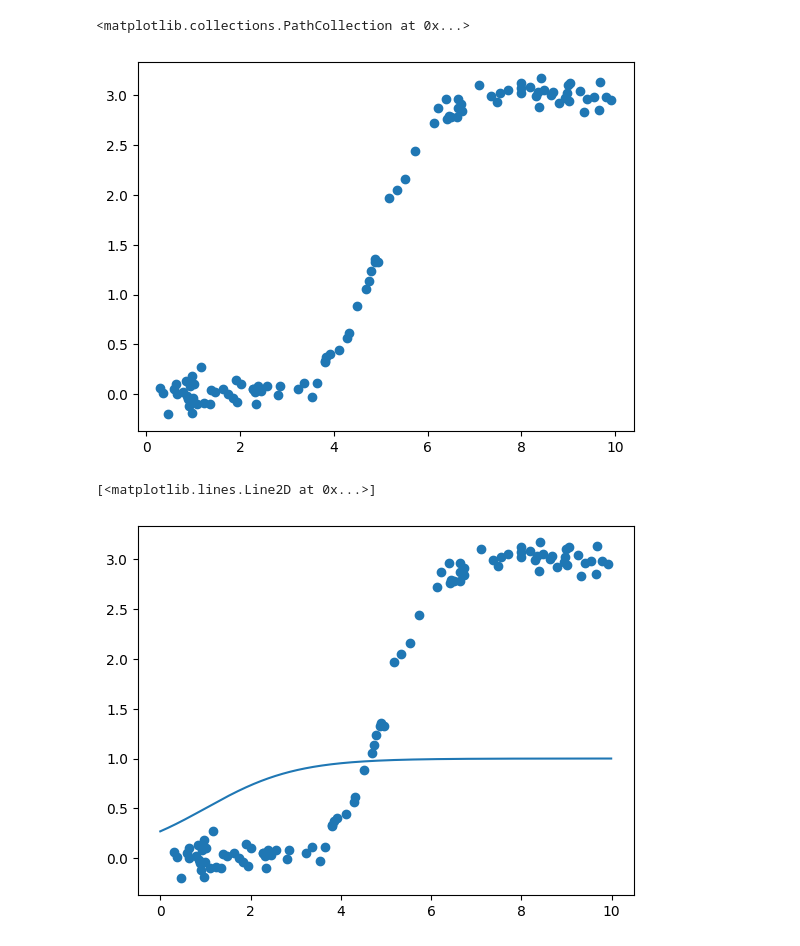
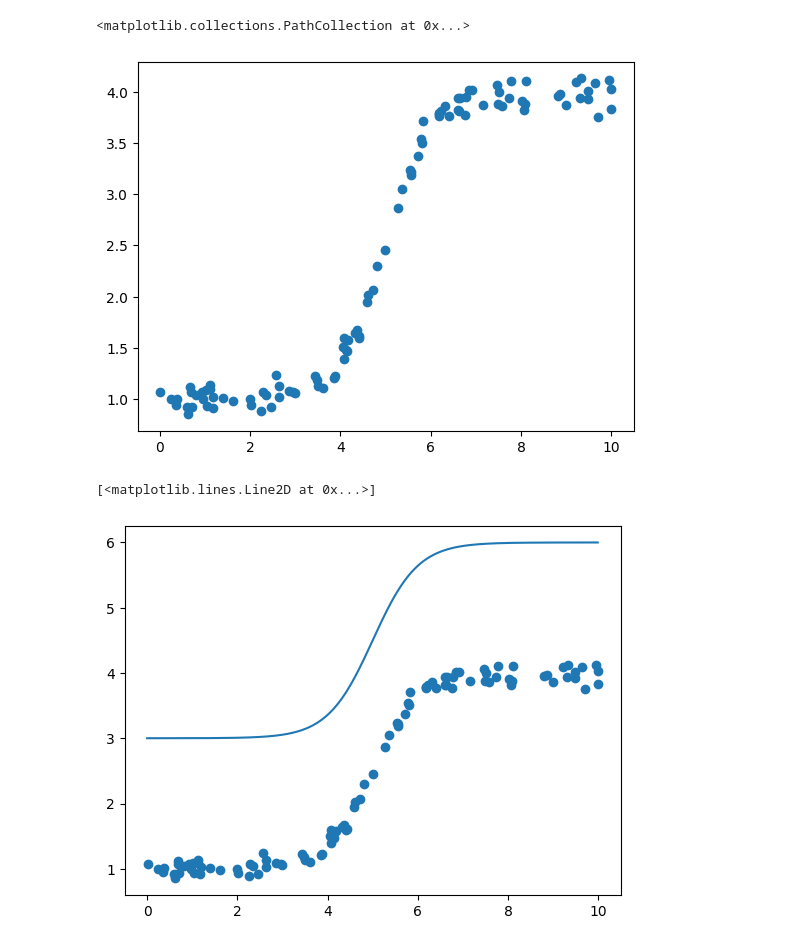
Before and after one commit to hichan0310/pythonProject, a Jupyter notebook: asdf.ipynb, the cells around one changed output. Drawn from its saved outputs; the diff is of its cells as text; code cells hidden in the pictures.

```diff
--- a/asdf.ipynb
+++ b/asdf.ipynb
@@ -4,20 +4,20 @@ import matplotlib.pyplot as plt
 import math
 # %%
 # 데이터 생성
-x = np.random.rand(100)*10
-y = 3/(1+math.e**(-2*(x-5)))+np.random.randn(100)*0.1
+x = np.random.rand(100) * 10
+y = 3 / (1 + math.e ** (-2 * (x - 5))) + 1 + np.random.randn(100) * 0.1
 # y=3/(1+e**(-2x+10))
 # %%
 plt.scatter(x, y)
 # %% [output]
 <matplotlib.collections.PathCollection at 0x...>
-[figure, old version]
+[figure, new version]
 # %%
 plt.scatter(x, y)
-a, b, c=-1, 1, 1
-xx=np.array(list(range(1000)))/100
-plt.plot(xx, c/(1+math.e**(a*xx+b)))
+a, b, c, d = -2, 10, 3, 3
+xx = np.array(list(range(1000))) / 100
+plt.plot(xx, c / (1 + math.e ** (a * xx + b)) + d)
 # %% [output]
 [<matplotlib.lines.Line2D at 0x...>]
-[figure, old version]
+[figure, new version]
 # %%
```
Also changed, not shown: parts of 7 cells of this notebook.
